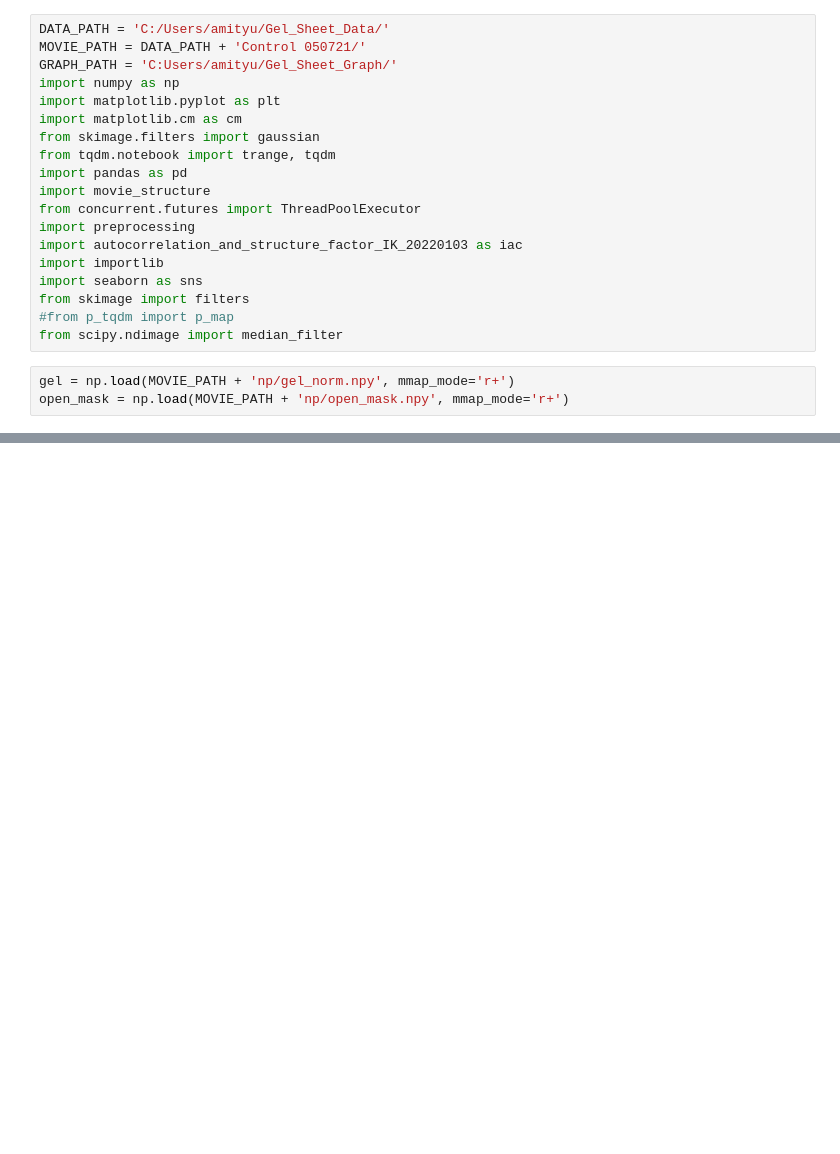
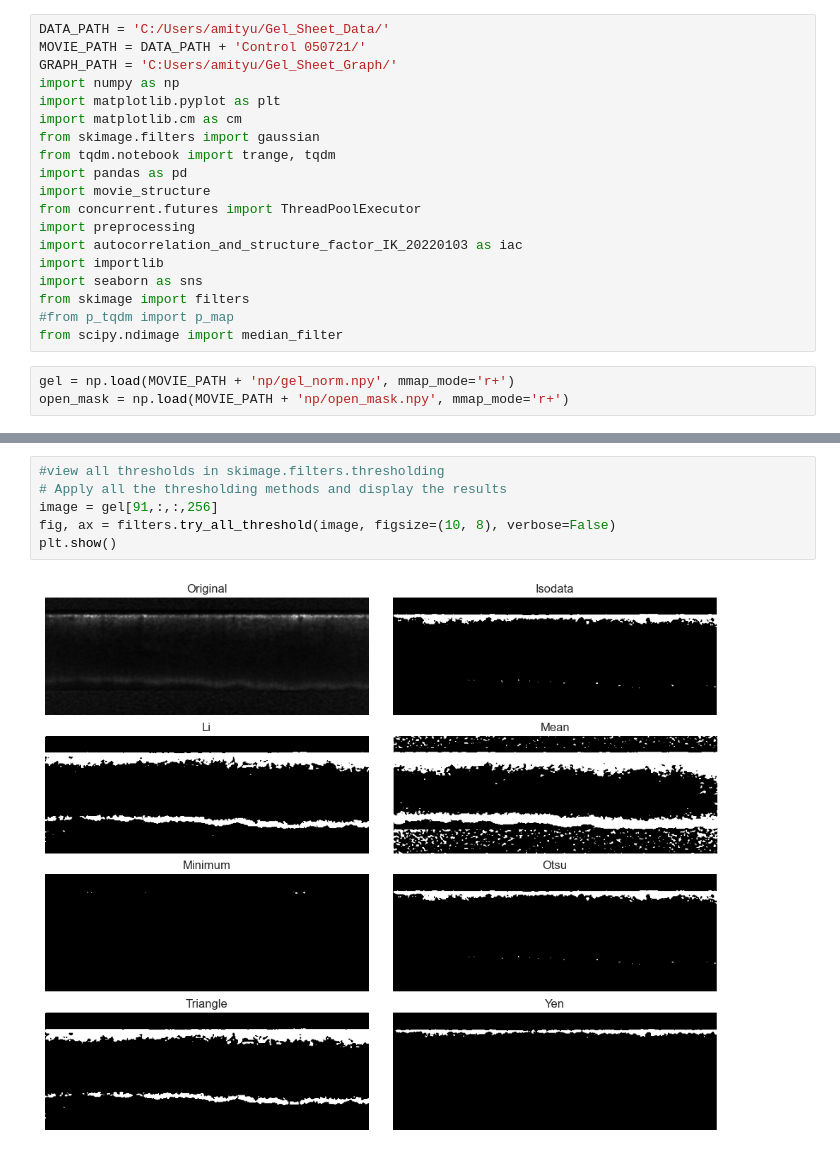
Before and after one commit to amityu/gel_sheets, a Jupyter notebook: napari_notebook.ipynb, the cells around one changed output, grey strips where cells are left out. Saved outputs shown, nothing was run; the diff lists cells and outputs as text; blank space fills up the shorter version.

```diff
--- a/napari_notebook.ipynb
+++ b/napari_notebook.ipynb
@@ -53,0 +86,8 @@ viewer.add_image(open_mask[:,:,:,256], name='open_256')
+# %%
+#view all thresholds in skimage.filters.thresholding
+# Apply all the thresholding methods and display the results
+image = gel[91,:,:,256]
+fig, ax = filters.try_all_threshold(image, figsize=(10, 8), verbose=False)
+plt.show()
+# %% [output]
+[figure, added]
```
Also changed, not shown: parts of 9 cells of this notebook, 2 other files.
